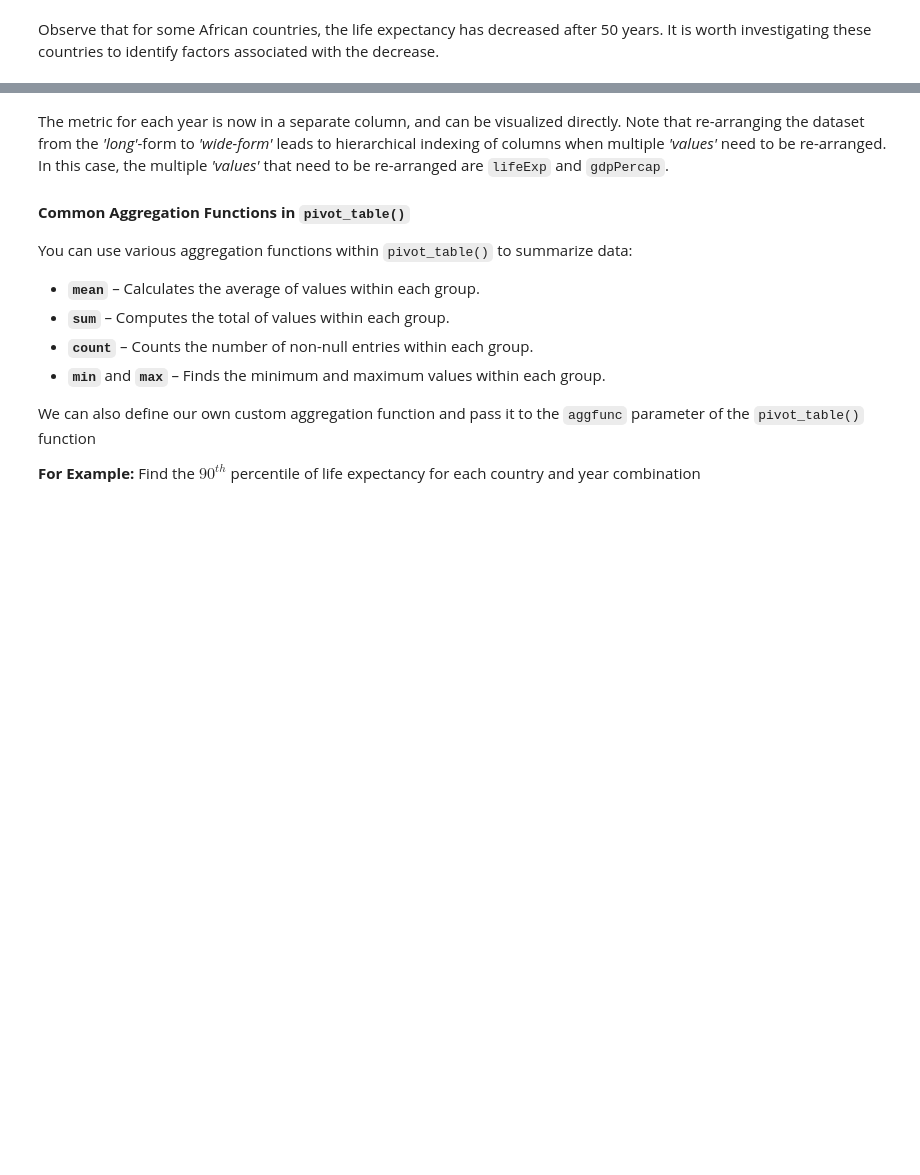
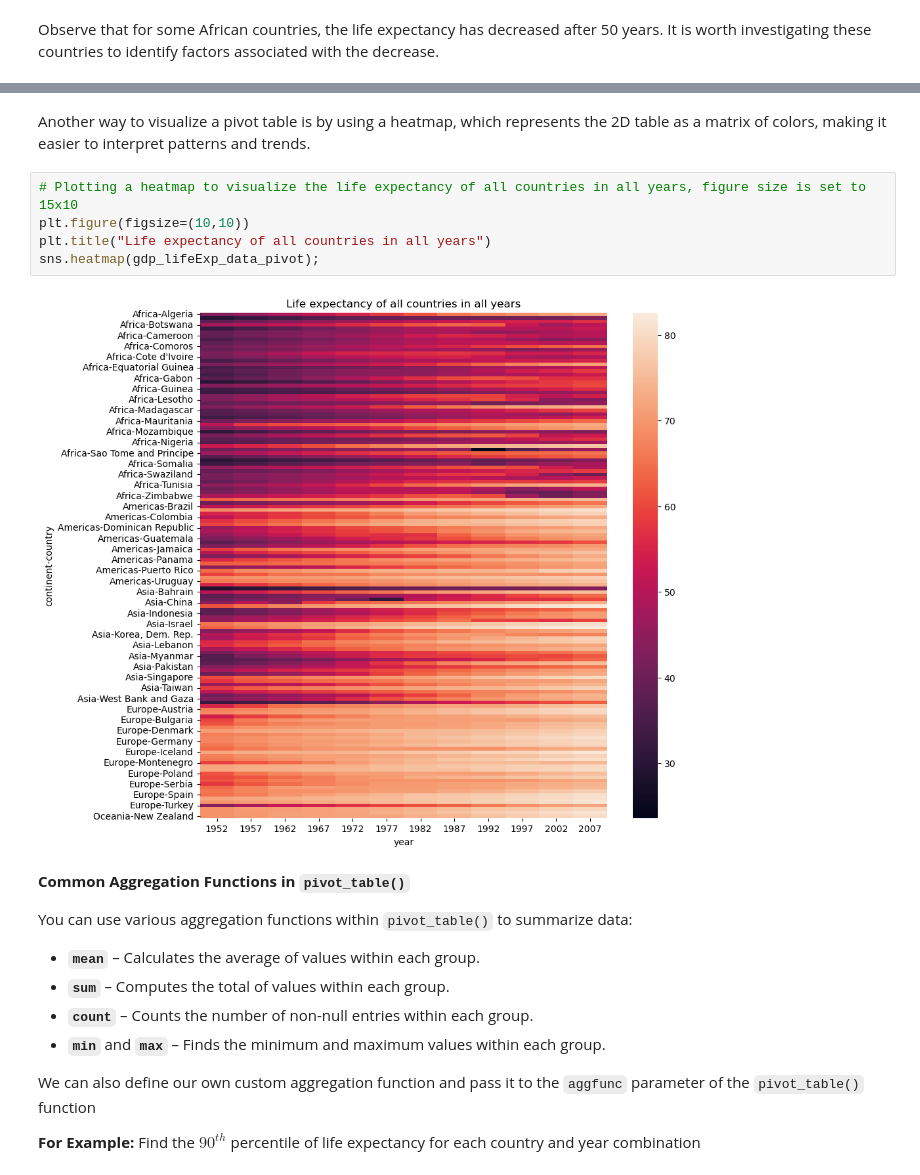
Before and after one commit to Lizhen0909/nu-stat303-1-sec20-coursebook, a Jupyter notebook: Data wrangling.ipynb, the cells around one changed output, grey strips where cells are left out. Cells and saved outputs as stored; diff of their text form; blank space fills up the shorter version.

```diff
--- a/Data wrangling.ipynb
+++ b/Data wrangling.ipynb
@@ -129,5 +110,12 @@ data_wide_lifeExp_gdpPercap.head()
-# %% [markdown]
-The metric for each year is now in a separate column, and can be visualized directly. Note that re-arranging the dataset from the *'long'*-form to *'wide-form'* leads to hierarchical indexing of columns when multiple *'values'* need to be re-arranged. In this case, the multiple *'values'* that need to be re-arranged are `lifeExp` and `gdpPercap`.
+# %% [markdown]
+Another way to visualize a pivot table is by using a heatmap, which represents the 2D table as a matrix of colors, making it easier to interpret patterns and trends.
+# %%
+# Plotting a heatmap to visualize the life expectancy of all countries in all years, figure size is set to 15x10
+plt.figure(figsize=(10,10))
+plt.title("Life expectancy of all countries in all years")
+sns.heatmap(gdp_lifeExp_data_pivot);
+# %% [output]
+[figure, added]
 # %% [markdown]
 **Common Aggregation Functions in `pivot_table()`**
 
```
Also changed, not shown: parts of 5 cells of this notebook, 3 other files.
